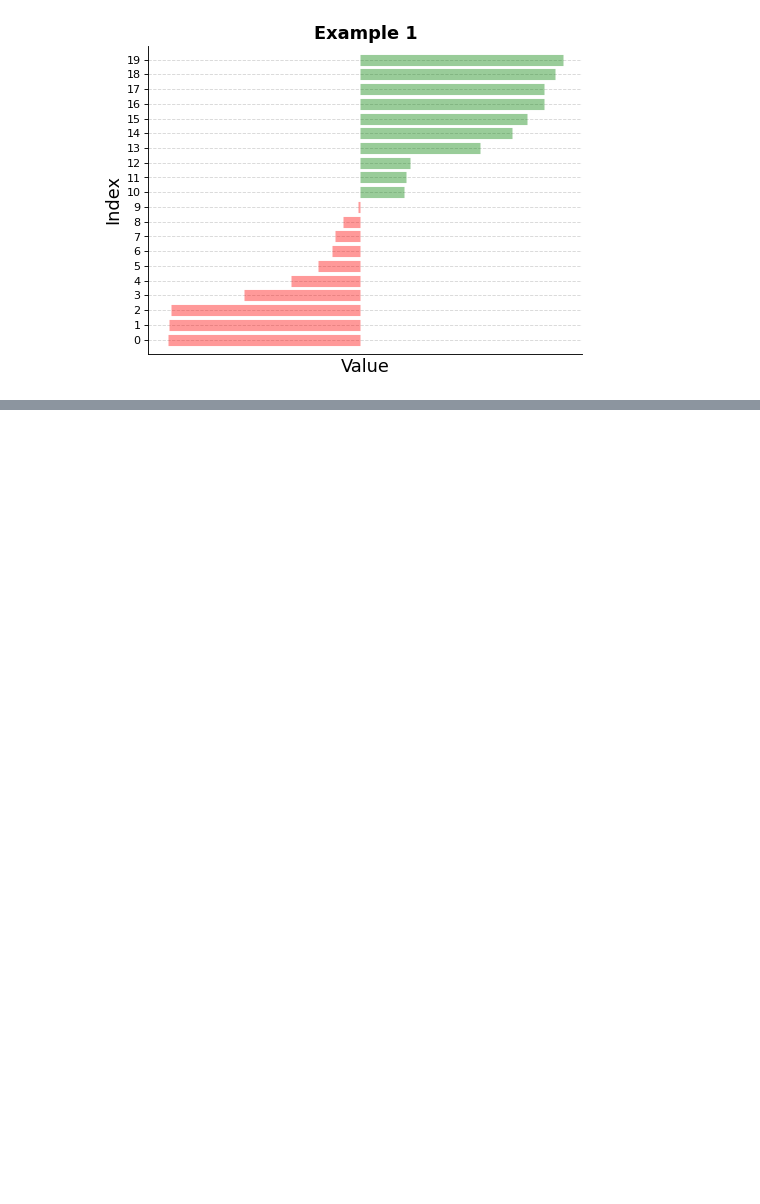
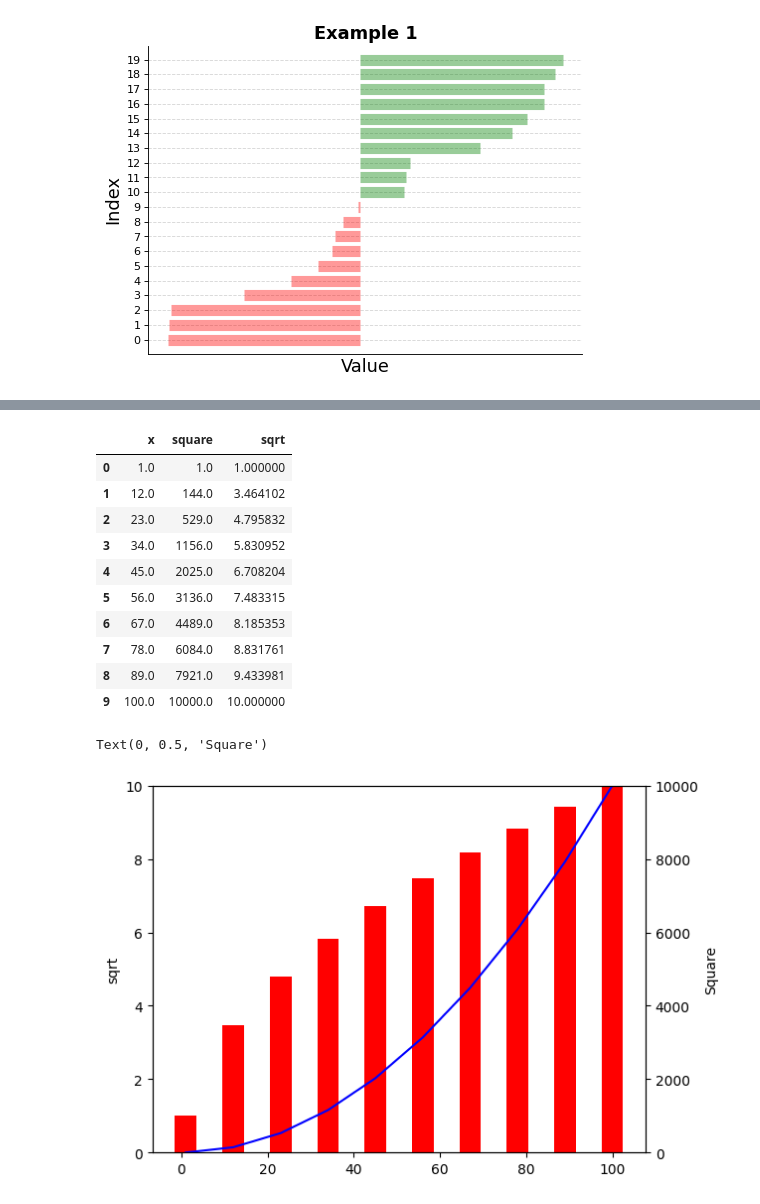
Before and after one commit to Data-Science-2425/Leerstof2, a Jupyter notebook: Week 4/06_Rapporting.ipynb, the cells around one changed output, grey strips where cells are left out. Cells and saved outputs as stored; diff of their text form; code cells hidden in the pictures; blank space fills up the shorter version.

```diff
--- a/Week 4/06_Rapporting.ipynb
+++ b/Week 4/06_Rapporting.ipynb
@@ -165,10 +167,33 @@ Maak hiervoor onderstaande figuur zo goed mogelijk na.
 # %%
 df = pd.DataFrame({"x": np.linspace(1, 100, 10)})
 df["square"] = df.x * df.x
 df["sqrt"] = np.sqrt(df.x)
-df
+display(df)
 
 plt.figure()
+plt.ylim(0.0, 10.0)
+plt.gca().bar(df.x, df.sqrt, 5, color='red', label='Sqrt')
+plt.ylabel('sqrt')
+
+ax2 = plt.twinx() # er zijn twee y-assen voor deze x-as
+
+ax2.plot(df.x, df.square, color='blue', label='Square')
+ax2.set_ylim(0.0, 10000.0)
+ax2.set_ylabel('Square')
+# %% [output]
+|  | x | square | sqrt |
+| 0 | 1.0 | 1.0 | 1.000000 |
+| 1 | 12.0 | 144.0 | 3.464102 |
+| 2 | 23.0 | 529.0 | 4.795832 |
+| 3 | 34.0 | 1156.0 | 5.830952 |
+| 4 | 45.0 | 2025.0 | 6.708204 |
+| 5 | 56.0 | 3136.0 | 7.483315 |
+| 6 | 67.0 | 4489.0 | 8.185353 |
+| 7 | 78.0 | 6084.0 | 8.831761 |
+| 8 | 89.0 | 7921.0 | 9.433981 |
+| 9 | 100.0 | 10000.0 | 10.000000 |
+Text(0, 0.5, 'Square')
+[figure, added]
 # %% [markdown]
 ### Connected scatter plot
 
```
Also changed, not shown: parts of 7 cells of this notebook.
